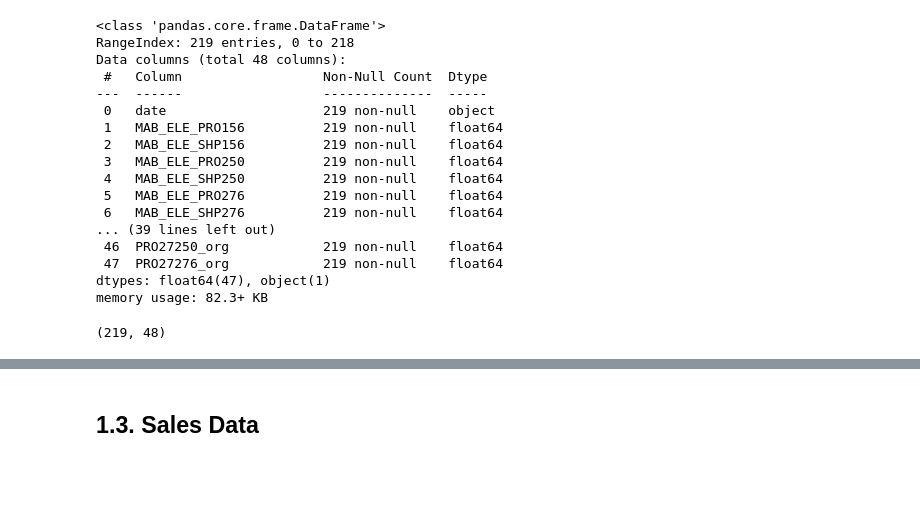
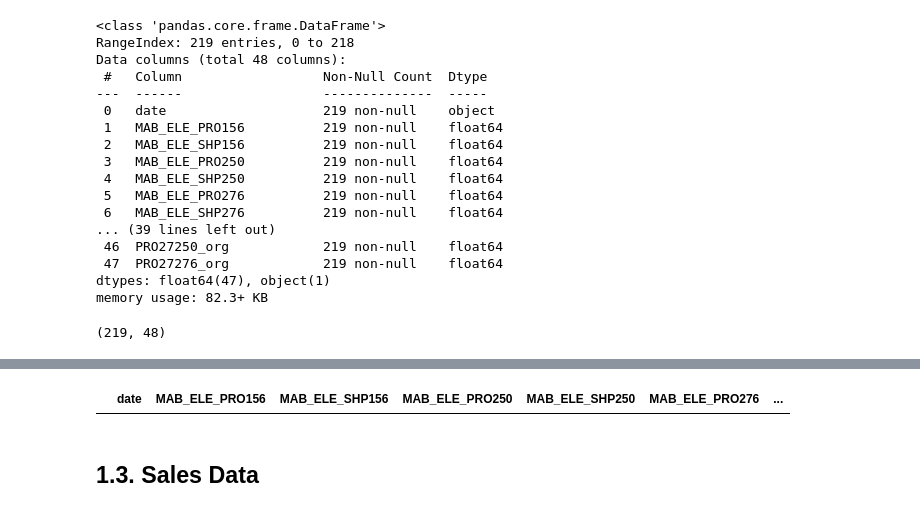
Before and after one commit to RubenCMarques/Case-2--Siemens-Sales-Forecast, a Jupyter notebook: Notebooks/Chloe_workspace.ipynb, the cells around one changed output, grey strips where cells are left out. Drawn from its saved outputs; the diff is of its cells as text; code cells hidden in the pictures; blank space fills up the shorter version.

```diff
--- a/Notebooks/Chloe_workspace.ipynb
+++ b/Notebooks/Chloe_workspace.ipynb
@@ -168,3 +169,8 @@ dtype: int64
+# %%
+# Check duplicate rows
+market_data[market_data.duplicated() == True]
+# %% [output]
+|  | date | MAB_ELE_PRO156 | MAB_ELE_SHP156 | MAB_ELE_PRO250 | MAB_ELE_SHP250 | MAB_ELE_PRO276 | ... |
 # %% [markdown]
 <a class="anchor" id="sub-section-1_3">
 
```
Also changed, not shown: parts of 14 cells of this notebook.
